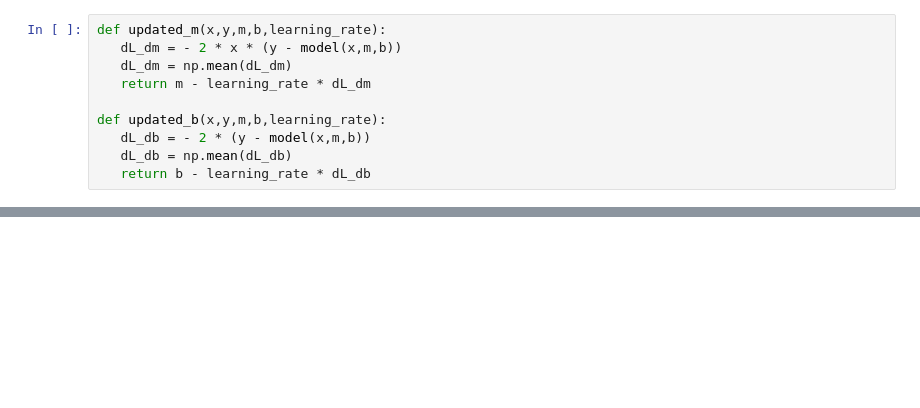
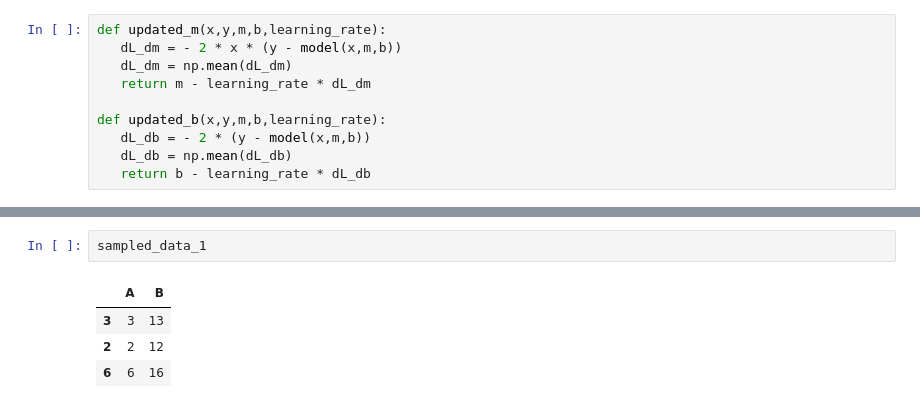
Before and after one commit to jrpenabastidas/ai-science-training-series, a Jupyter notebook: 01_intro_AI_on_Supercomputer/01_linear_regression_sgd.ipynb, the cells around one changed output, grey strips where cells are left out. Cells and saved outputs as stored; diff of their text form; blank space fills up the shorter version.

```diff
--- a/01_intro_AI_on_Supercomputer/01_linear_regression_sgd.ipynb
+++ b/01_intro_AI_on_Supercomputer/01_linear_regression_sgd.ipynb
@@ -424,0 +310,7 @@ https://github.com/argonne-lcf/ai-science-training-series/blob/main/00_introToAl
+# %%
+sampled_data_1
+# %% [output]
+|  | A | B |
+| 3 | 3 | 13 |
+| 2 | 2 | 12 |
+| 6 | 6 | 16 |
```
Also changed, not shown: parts of 41 cells of this notebook.
